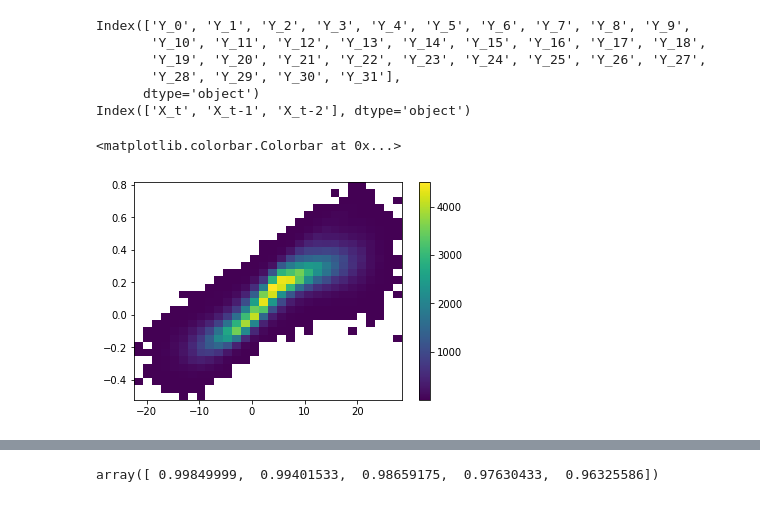
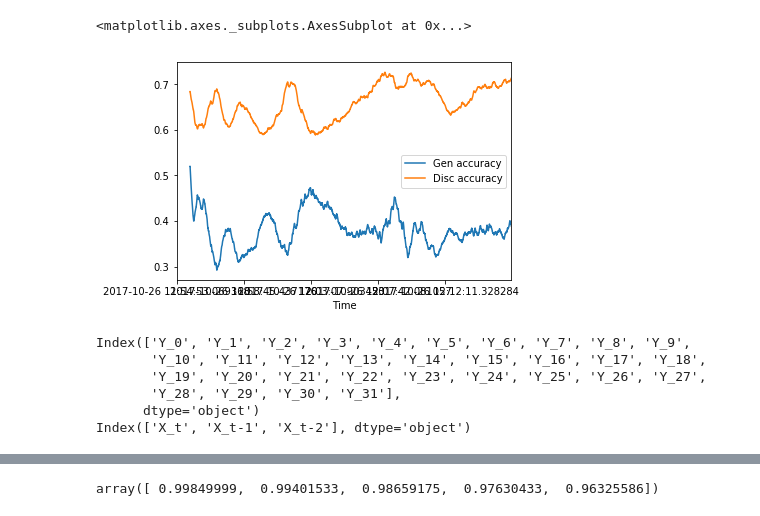
Before and after one commit to djgagne/lorenz_gan, a Jupyter notebook: notebooks/lorenz_gan_eval.ipynb, the cells around one changed output, grey strips where cells are left out. Drawn from its saved outputs; the diff is of its cells as text; code cells hidden in the pictures.

```diff
--- a/notebooks/lorenz_gan_eval.ipynb
+++ b/notebooks/lorenz_gan_eval.ipynb
@@ -38,3 +120,8 @@ gan_loss[["Gen Loss", "Disc Loss"]].plot()
+# %%
+gan_loss[["Gen accuracy", "Disc accuracy"]].rolling(1000).mean().plot()
+# %% [output]
+<matplotlib.axes._subplots.AxesSubplot at 0x...>
+[figure, added]
 # %%
 combined_data = pd.read_csv("../exp/lorenz_combined_output.csv")
 # %%
@@ -49,9 +136,3 @@ Index(['Y_0', 'Y_1', 'Y_2', 'Y_3', 'Y_4', 'Y_5', 'Y_6', 'Y_7', 'Y_8', 'Y_9',
        'Y_28', 'Y_29', 'Y_30', 'Y_31'],
       dtype='object')
 Index(['X_t', 'X_t-1', 'X_t-2'], dtype='object')
-# %%
-_ = plt.hist2d(combined_data["X_t"], combined_data[y_cols].mean(axis=1), bins=[30, 30], cmin=1)
-plt.colorbar()
-# %% [output]
-<matplotlib.colorbar.Colorbar at 0x...>
-[figure, removed]
```
Also changed, not shown: parts of 29 cells of this notebook, 3 other files.
